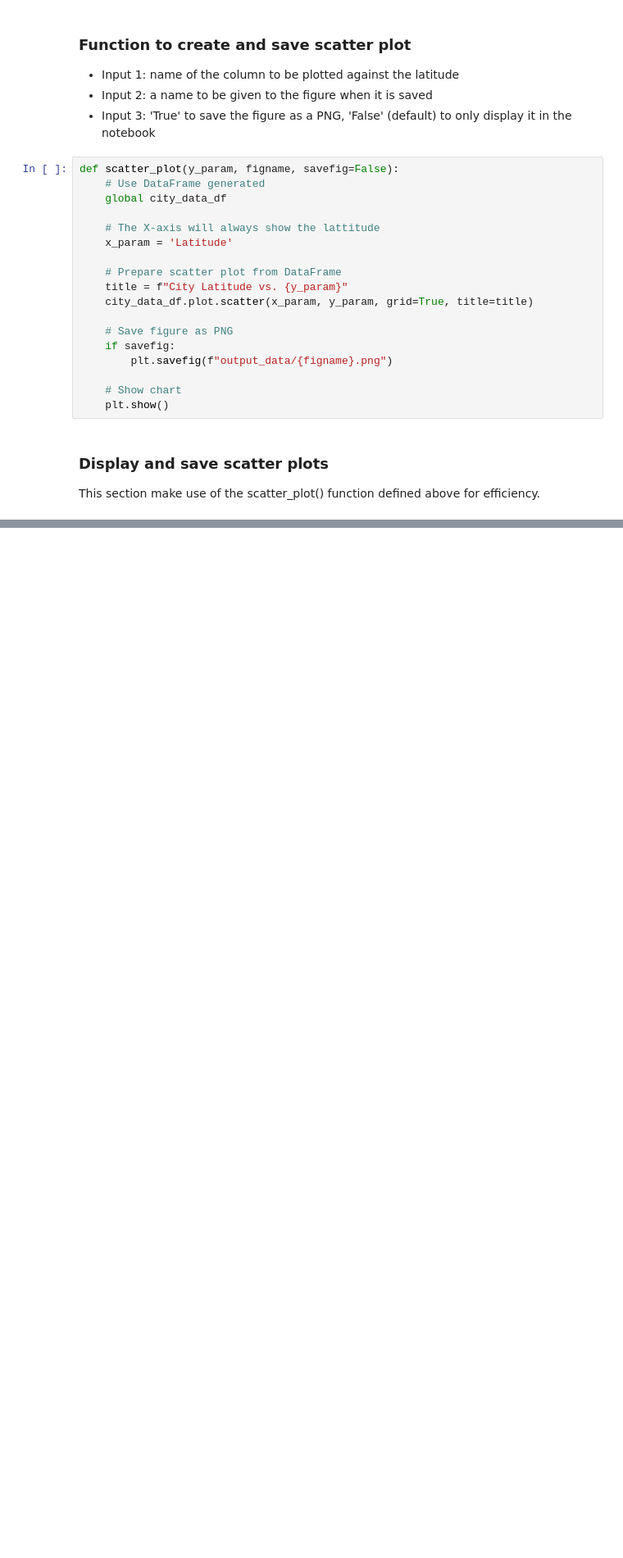
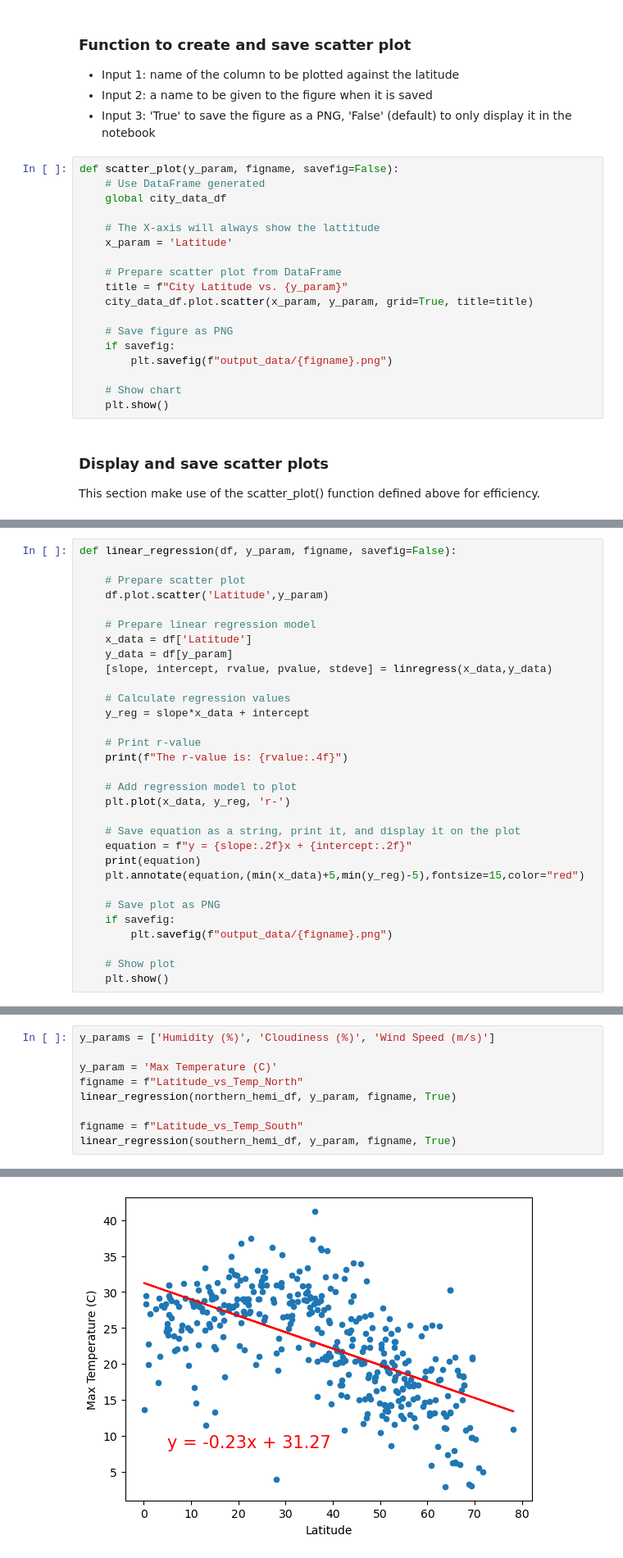
Before and after one commit to benoitchamot/WeatherPy, a Jupyter notebook: WeatherPy/WeatherPy.ipynb, the cells around one changed output, grey strips where cells are left out. Shown at 82% size. Saved outputs shown, nothing was run; the diff lists cells and outputs as text; blank space fills up the shorter version.

Commit message:
Add linear regression models. Add figures as PNG for linear regression models. Include conclusions in WeatherPy notebook.

```diff
--- a/WeatherPy/WeatherPy.ipynb
+++ b/WeatherPy/WeatherPy.ipynb
@@ -241,0 +282,31 @@ Fig4: Latitude vs Wind Speed (m/s)
+# %%
+def linear_regression(df, y_param, figname, savefig=False):
+
+    # Prepare scatter plot
+    df.plot.scatter('Latitude',y_param)
+
+    # Prepare linear regression model
+    x_data = df['Latitude']
+    y_data = df[y_param]
+    [slope, intercept, rvalue, pvalue, stdeve] = linregress(x_data,y_data)
+
+    # Calculate regression values
+    y_reg = slope*x_data + intercept
+
+    # Print r-value
+    print(f"The r-value is: {rvalue:.4f}")
+
+    # Add regression model to plot
+    plt.plot(x_data, y_reg, 'r-')
+
+    # Save equation as a string, print it, and display it on the plot
+    equation = f"y = {slope:.2f}x + {intercept:.2f}"
+    print(equation)
+    plt.annotate(equation,(min(x_data)+5,min(y_reg)-5),fontsize=15,color="red")
+
+    # Save plot as PNG
+    if savefig:
+        plt.savefig(f"output_data/{figname}.png")
+
+    # Show plot
+    plt.show()
@@ -241,0 +316,10 @@ Fig4: Latitude vs Wind Speed (m/s)
+# %%
+y_params = ['Humidity (%)', 'Cloudiness (%)', 'Wind Speed (m/s)']
+
+y_param = 'Max Temperature (C)'
+figname = f"Latitude_vs_Temp_North"
+linear_regression(northern_hemi_df, y_param, figname, True)
+
+figname = f"Latitude_vs_Temp_South"
+linear_regression(southern_hemi_df, y_param, figname, True)
+# %% [output]
@@ -241,0 +328 @@ Fig4: Latitude vs Wind Speed (m/s)
+[figure, added]
```
Also changed, not shown: parts of 20 cells of this notebook, 13 other files.
